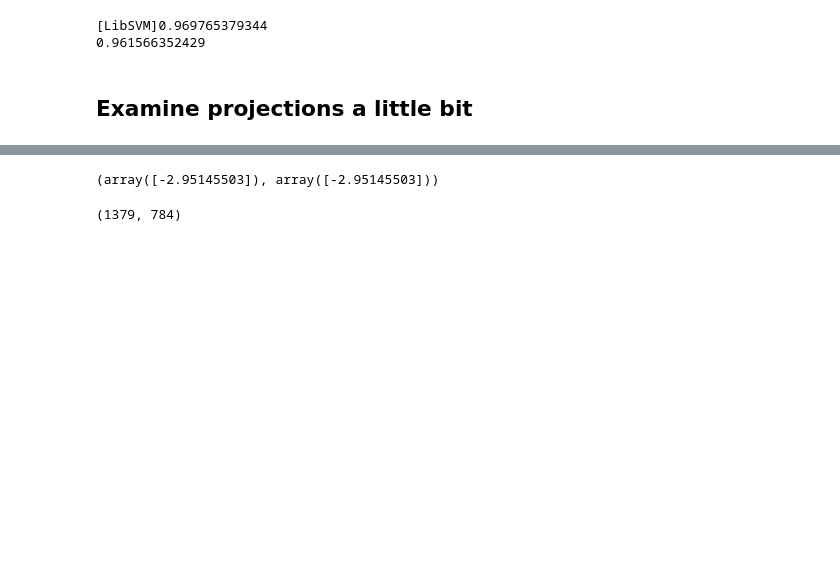
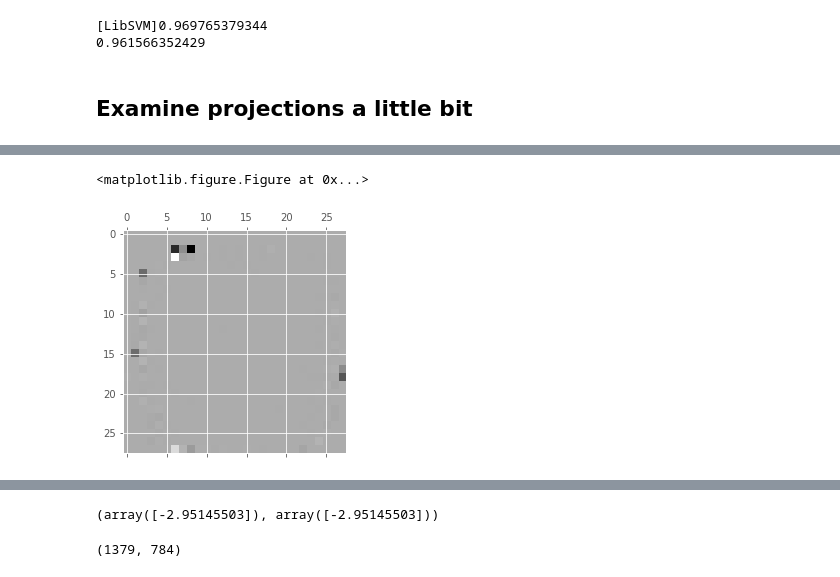
Before and after one commit to guydav/minerva, a Jupyter notebook: notebooks/CS156/0.X Final Project - MNIST.ipynb, the cells around one changed output, grey strips where cells are left out. Drawn from its saved outputs; the diff is of its cells as text; code cells hidden in the pictures; blank space fills up the shorter version.

```diff
--- a/notebooks/CS156/0.X Final Project - MNIST.ipynb
+++ b/notebooks/CS156/0.X Final Project - MNIST.ipynb
@@ -151,3 +156,10 @@ plt.show()
+# %%
+plt.gray()
+plt.matshow(lda.coef_[0].reshape((28, 28)))
+plt.show()
+# %% [output]
+<matplotlib.figure.Figure at 0x...>
+[figure, added]
 # %%
 
 
```
Also changed, not shown: parts of 11 cells of this notebook, 1 other file.
